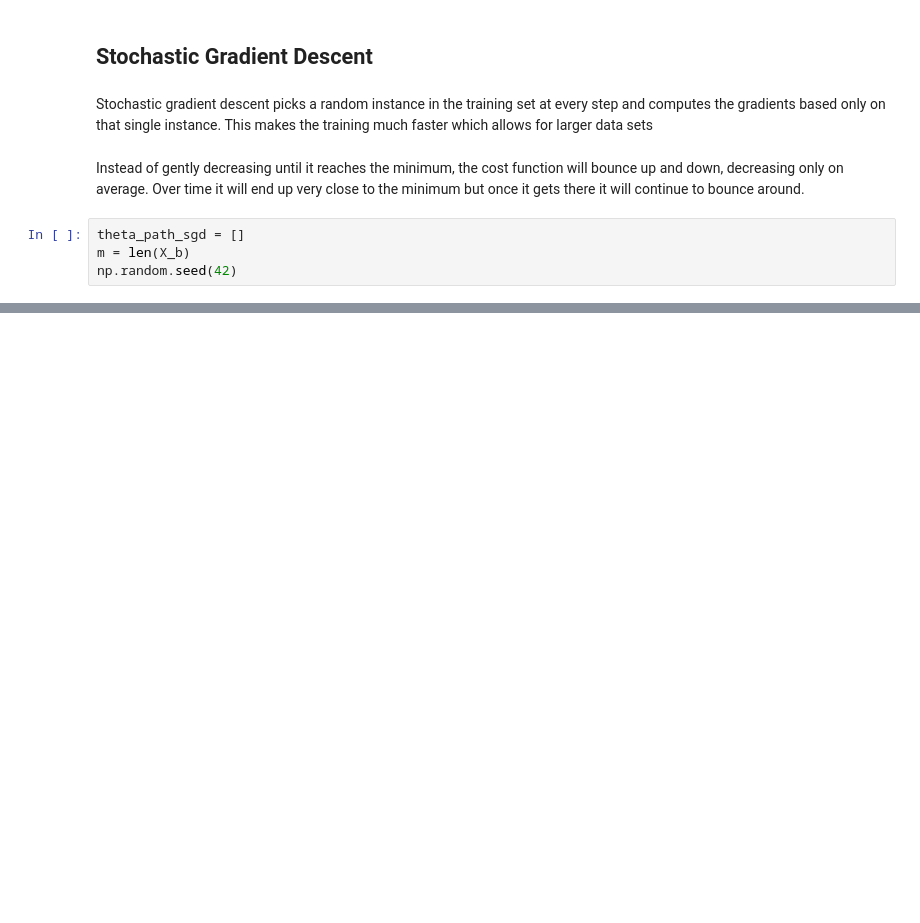
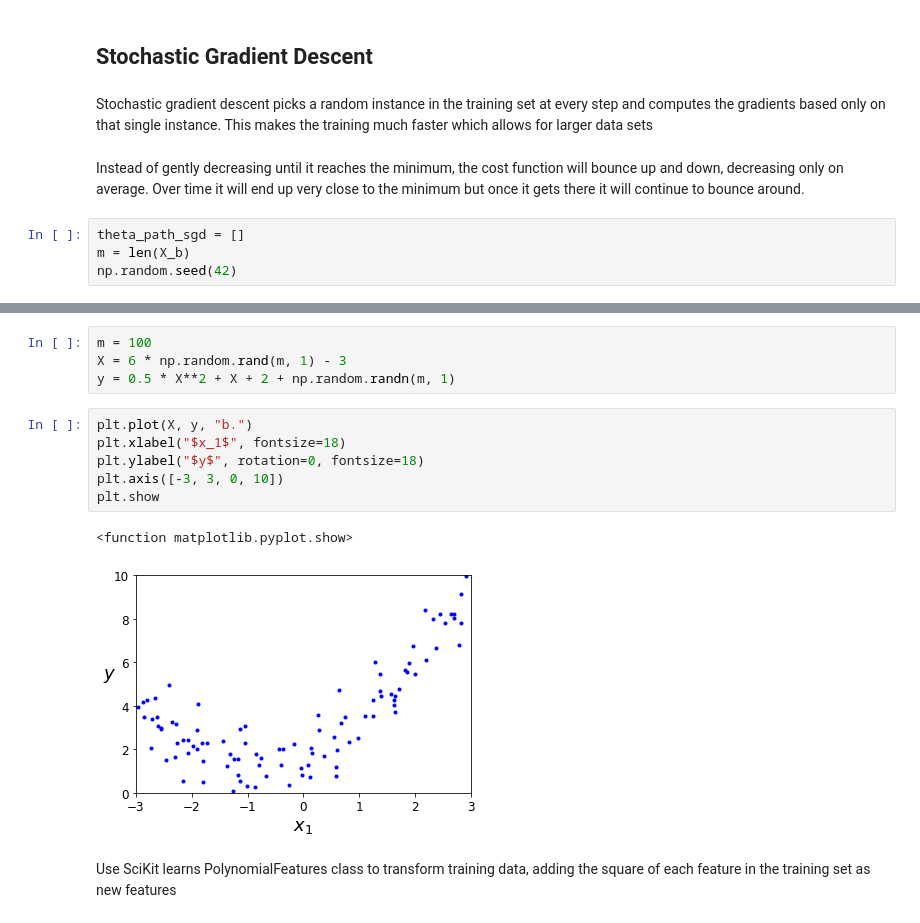
Before and after one commit to Hustada/handson-ml-Training_Linear_Models, a Jupyter notebook: handson-ml-linear-models.ipynb, the cells around one changed output, grey strips where cells are left out. Cells and saved outputs as stored; diff of their text form; blank space fills up the shorter version.

```diff
--- a/handson-ml-linear-models.ipynb
+++ b/handson-ml-linear-models.ipynb
@@ -209,0 +285,15 @@ sgd_reg = SGDRegressor(n_iter=50, penalty=None, eta0=0.1, random_state=42)
+# %%
+m = 100
+X = 6 * np.random.rand(m, 1) - 3
+y = 0.5 * X**2 + X + 2 + np.random.randn(m, 1)
+# %%
+plt.plot(X, y, "b.")
+plt.xlabel("$x_1$", fontsize=18)
+plt.ylabel("$y$", rotation=0, fontsize=18)
+plt.axis([-3, 3, 0, 10])
+plt.show
+# %% [output]
+<function matplotlib.pyplot.show>
+[figure, added]
+# %% [markdown]
+Use SciKit learns PolynomialFeatures class to transform training data, adding the square of each feature in the training set as new features
```
Also changed, not shown: parts of 21 cells of this notebook.
